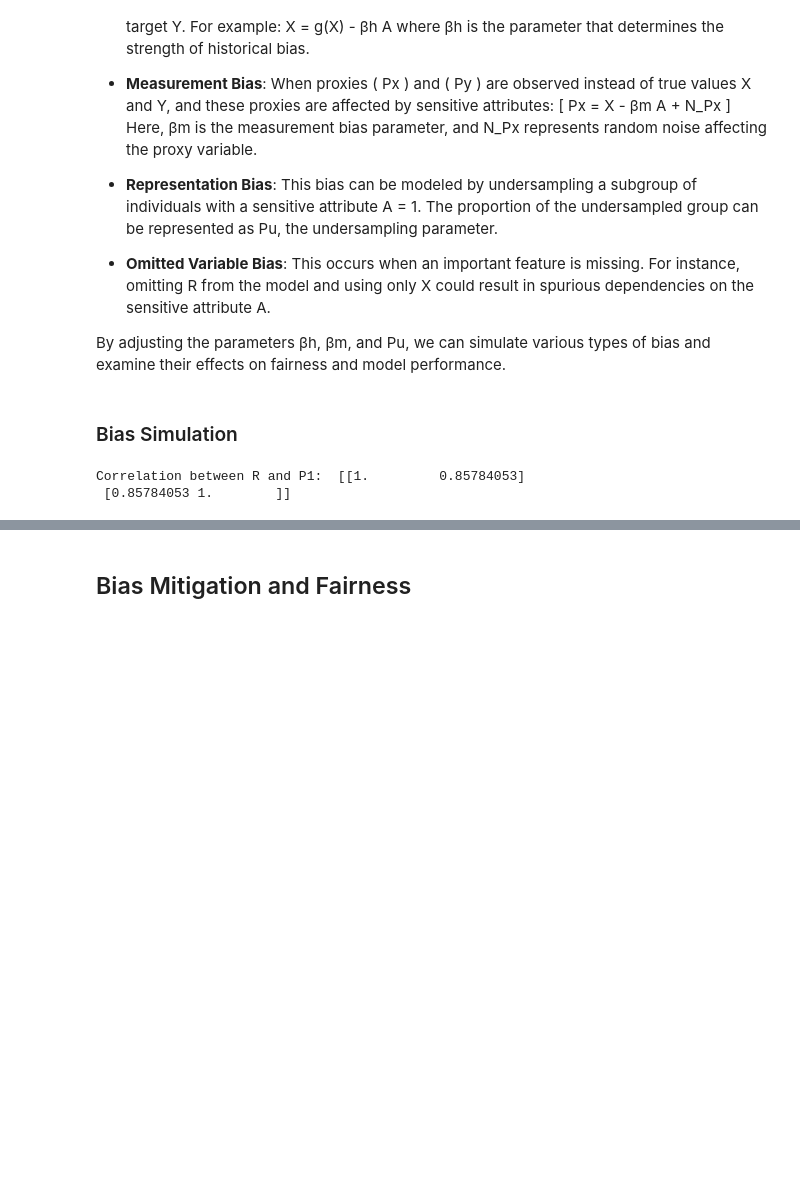
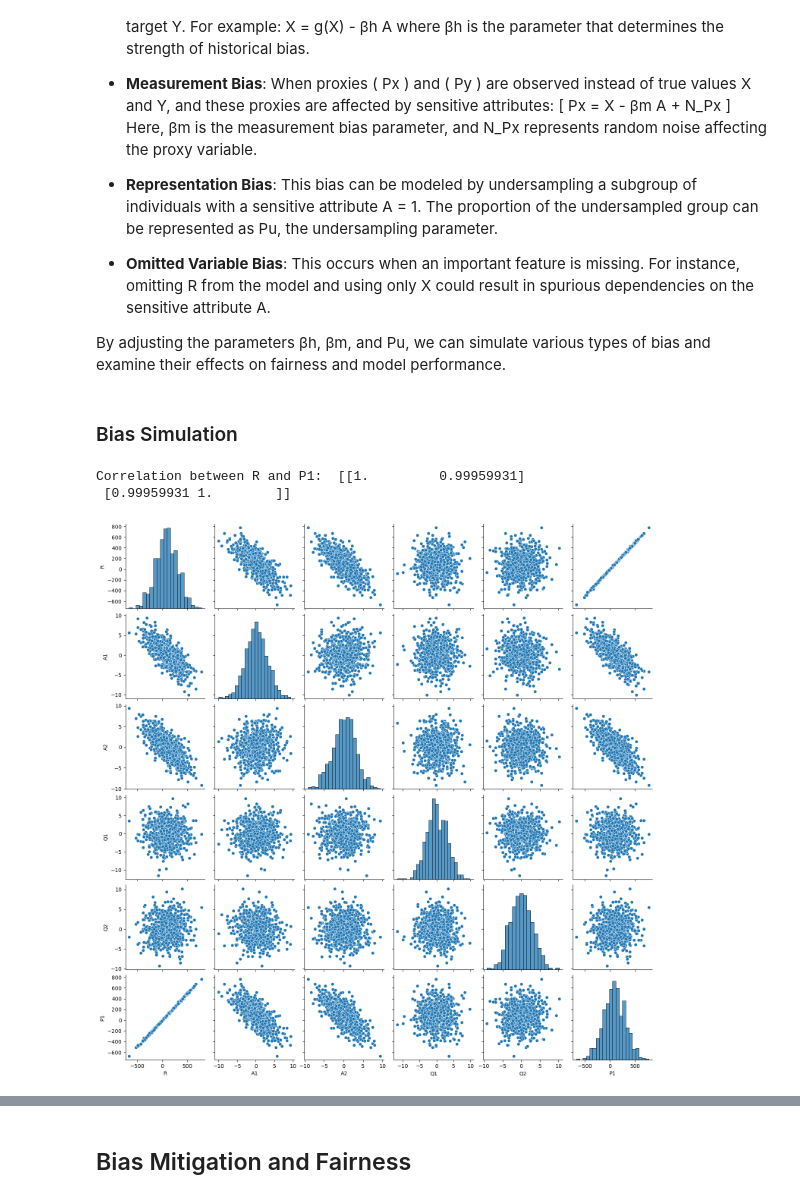
Before and after one commit to PRCSousa/Tabular-Bias-Simulation-And-Mitigation, a Jupyter notebook: main.ipynb, the cells around one changed output, grey strips where cells are left out. Saved outputs shown, nothing was run; the diff lists cells and outputs as text; code cells hidden in the pictures; blank space fills up the shorter version.

Commit message:
we got plots, maybe tweak R in rel to y and A

```diff
--- a/main.ipynb
+++ b/main.ipynb
@@ -74,11 +80,12 @@ def create_synth(var_config):
     y_binary = False # Changes the output to binary if True, continuous if False; In binary, Y is 1 if above mean, 0 otherwise
 
     # Values to generate Y (Output Variable)
-    real_y_mean = 10000
-    real_y_std = 5000
-    N1 = np.random.normal(real_y_mean, real_y_std, dim)
-    N2 = np.random.normal(1, 0.5, dim)
 
+    R_config = vars.get('R', [{}])[0]
+    R_mean = R_config.get('mean', 0)  # Default mean is 0 if not found
+    R_std = R_config.get('std', 1)    # Default std is 1 if not found
+
+    N1 = np.random.normal(R_mean, R_std, dim)  # N1 is the base variable for R
 
 
     # Create variable A (can be multiple)
@@ -122,9 +129,10 @@ def create_synth(var_config):
         A_meas_bias = var['meas_bias']
         y -= A_hist_bias * A_var + A_meas_bias * A_var * (R < np.median(R)) - A_meas_bias * A_var * (R >= np.median(R))
 
+
     for var in var_config.get('Q', []):
         Q_var = Q_vars[var['name']]
-        y -= var['coef'] * Q_var
+        y -= var['importance'] * Q_var
 
     y += Ny  # Add noise to y
 
@@ -138,7 +146,7 @@ def create_synth(var_config):
 
     for var in var_config.get('Q', []):
         Q_var = Q_vars[var['name']]
-        y_real -= var['coef'] * Q_var
+        y_real -= var['importance'] * Q_var
 
     y_real += Ny
 
@@ -150,7 +158,7 @@ def create_synth(var_config):
     for var in var_config.get('P', []):
         meas_bias = var['meas_bias']
         if meas_bias != 0:
-            P_vars[var['name']] = R - var['coef'] * A_vars[list(A_vars.keys())[0]] + Np
+            P_vars[var['name']] = R - var['proxy_val'] * A_vars[list(A_vars.keys())[0]] + Np
             print(f"Correlation between R and {var['name']}: ", np.corrcoef(P_vars[var['name']], R))
 
 
@@ -221,24 +229,35 @@ def create_synth(var_config):
     y_test_real = y_real[y_test.index]
 
     return X_train, X_ind_train, X_supp_train, X_test, X_ind_test, X_supp_test, y_train, y_test, y_train_real, y_test_real
-# %%
-vars = {
-    'A': [
-        {'name': 'A1', 'hist_bias': 10, 'meas_bias': 10, 'undersampling_rate': 0},
-        {'name': 'A2', 'hist_bias': 50, 'meas_bias': 50, 'undersampling_rate': 1},
-    ],
-    'Q': [
-        {'name': 'Q1', 'coef': 1000},
-    ],
-    'P': [
-        {'name': 'P1', 'coef': 1000, 'meas_bias': 1},
-    ],
-}
-
-X_train, X_ind_train, X_supp_train, X_test, X_ind_test, X_supp_test, y_train, y_test, y_train_real, y_test_real = create_synth(vars)
-# %% [output]
-Correlation between R and P1:  [[1.         0.85784053]
- [0.85784053 1.        ]]
+# %%
+dim = 1000 # Dimension of the dataset
+
+vars = {
+    # R is the main variable that represetns the target variable
+    'R': [
+        {'Name': 'R1', 'mean': 100, 'std': 10},
+    ],
+    # A is a group of variables that influence the target variable through historical bias.
+    # It can have measurement bias and be used to represent undersamlped instances.
+    'A': [
+        {'name': 'A1', 'hist_bias': 50, 'meas_bias': 10, 'undersampling_rate': 0},
+        {'name': 'A2', 'hist_bias': 50, 'meas_bias': 50, 'undersampling_rate': 1},
+    ],
+    # Q is a group of variables that can or not influence the target variable, depending on the importance.
+    'Q': [
+        {'name': 'Q1', 'importance': 1000},
+        {'name': 'Q2', 'importance': 2},
+    ],
+    # P is a group of variables that are used as proxies for the target variable, value is usually random.
+    'P': [
+        {'name': 'P1', 'proxy_val': np.random.normal(0, 2, dim), 'meas_bias': 1},
+    ],
+}
+
+X_train, X_ind_train, X_supp_train, X_test, X_ind_test, X_supp_test, y_train, y_test, y_train_real, y_test_real = create_synth(vars)
+# %% [output]
+Correlation between R and P1:  [[1.         0.99959931]
+ [0.99959931 1.        ]]
 # %%
 X_train.to_csv('data/X_train.csv', index=False)
 X_ind_train.to_csv('data/X_ind_train.csv', index=False)
@@ -250,3 +269,8 @@ y_train.to_csv('data/y_train.csv', index=False)
 y_test.to_csv('data/y_test.csv', index=False)
 y_train_real.to_csv('data/y_train_real.csv', index=False)
 y_test_real.to_csv('data/y_test_real.csv', index=False)
+# %%
+sns.pairplot(X_train)
+plt.show()
+# %% [output]
+[figure, added]
```
Also changed, not shown: parts of 2 cells of this notebook.
